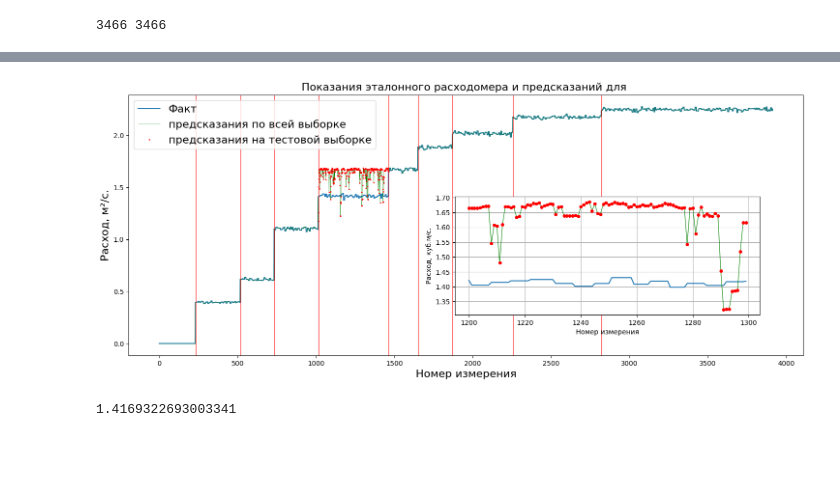
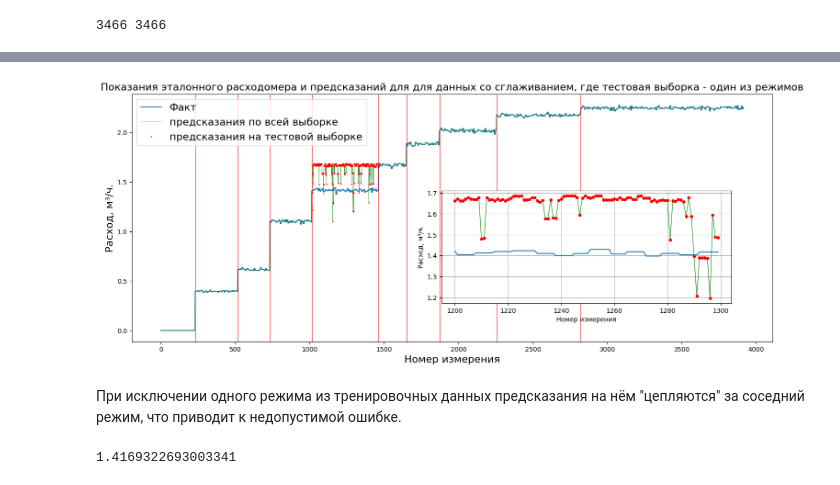
Before and after one commit to PetrGavrilin/VKR_URFU, a Jupyter notebook: VKR_part4_KNN.ipynb, the cells around one changed output, grey strips where cells are left out. Drawn from its saved outputs; the diff is of its cells as text; code cells hidden in the pictures; blank space fills up the shorter version.

```diff
--- a/VKR_part4_KNN.ipynb
+++ b/VKR_part4_KNN.ipynb
@@ -36,2 +30,6 @@ X_tsfel_savgol = np.genfromtxt('/content/X_tsfel_savgol.csv', delimiter=',')[1:]
 borders = pd.read_csv('/content/borders.csv').values.tolist()[0]
+# %%
+Y = np.array(Y['Et'])
+# %%
+X = np.array(X_tsfel)[1:]
 # %%
@@ -40,7 +37,7 @@ X_train, y_train, X_test, y_test, i_test = my_test_train_split(X, Y, borders)
 # %%
 # метод k ближайших соседей
 
-k = 9
+k = 3
 weights = 'distance'
 
 # создаем объект класса с указанием гиперпараметров
@@ -94,7 +82,7 @@ sig_up.head()
 # %% [markdown]
 Обучение модели на дополнительно обработанных данных с помощью функции Савицкого-Голея
 # %%
-X = X_tsfel_savgol
+X = np.array(X_tsfel_savgol)[1:]
 X_train, y_train, X_test, y_test, i_test = my_test_train_split(X, Y, borders)
 # %%
 # обучаем на тренировочных данных
@@ -165,7 +153,9 @@ R2 : 0.9883
 # %%
-plot_predict(Y, i_test, y_predict, y_predict_all, borders, text="")
+plot_predict(Y, i_test, y_predict, y_predict_all, borders, text="для данных со сглаживанием, где тестовая выборка - один из режимов")
 # %% [output]
-[figure, old version]
+[figure, new version]
+# %% [markdown]
+При исключении одного режима из тренировочных данных предсказания на нём "цепляются" за соседний режим, что приводит к недопустимой ошибке.
 # %%
 Y[1015:1464].sum()/(1464-1015)
 # %% [output]
```
Also changed, not shown: parts of 24 cells of this notebook.
